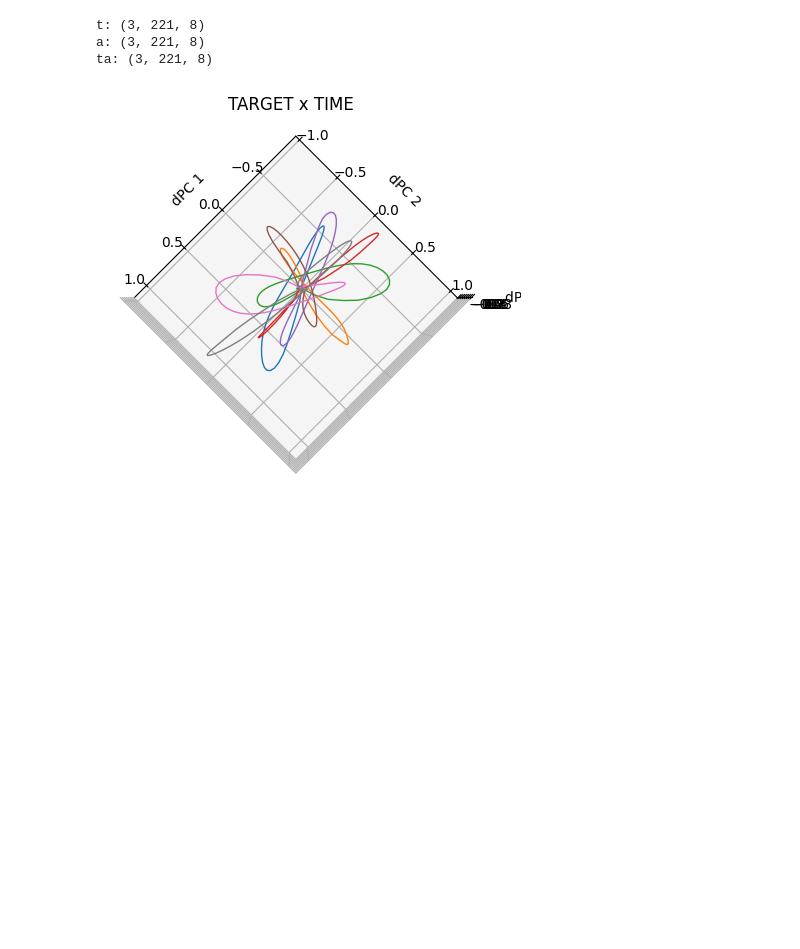
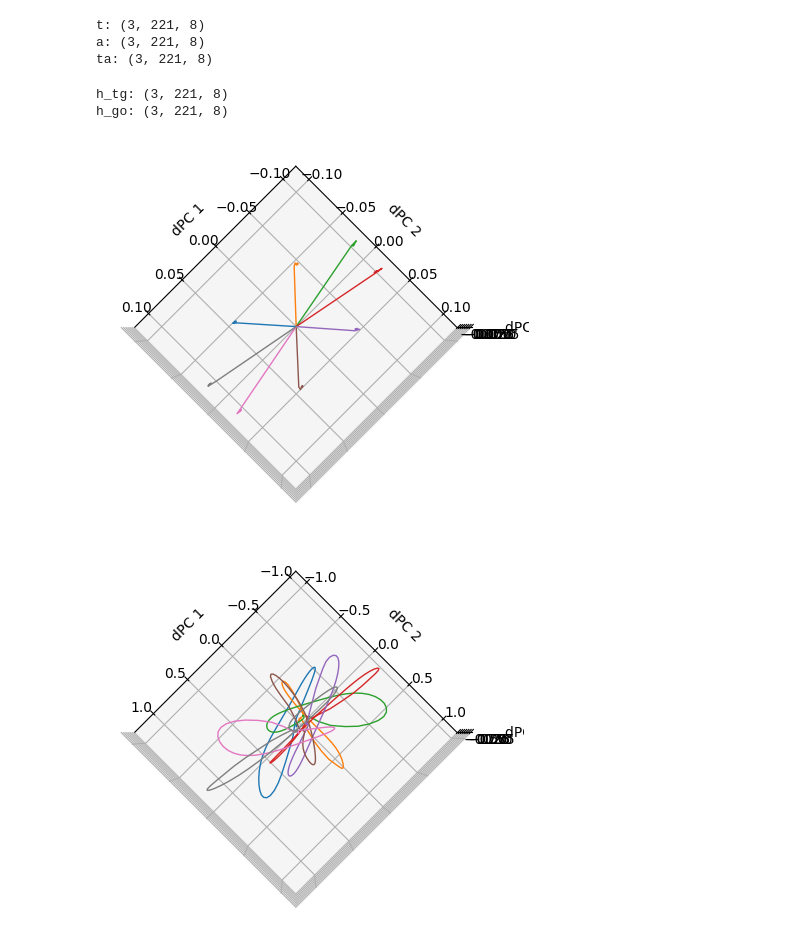
Before and after one commit to paulgribble/motornet_centerout, a Jupyter notebook: golook.ipynb, the cells around one changed output. Saved outputs shown, nothing was run; the diff lists cells and outputs as text; code cells hidden in the pictures; blank space fills up the shorter version.

```diff
--- a/golook.ipynb
+++ b/golook.ipynb
@@ -190,19 +190,30 @@ t: (3, 221, 8)
 a: (3, 221, 8)
 ta: (3, 221, 8)
 # %%
-# plot dPC trajectories for each of the 8 targets in 3D
-# using the time x target interaction effect
-
-h = hid_new['ta']
+h_tg = hid_new['a']
+print(f"h_tg: {np.shape(h_tg)}")
+h_go = hid_new['ta']
+print(f"h_go: {np.shape(h_go)}")
 ax = plt.figure().add_subplot(projection='3d')
 for i_tgt in range(n_tgt):
-    ax.plot(h[0,:,i_tgt].T, h[1,:,i_tgt].T, h[2,:,i_tgt].T, lw=1.0)
+    ax.plot(h_tg[0,:69,i_tgt].T, h_tg[1,:69,i_tgt].T, 0, lw=1.0)
 ax.set_xlabel("dPC 1")
 ax.set_ylabel("dPC 2")
 ax.set_zlabel("dPC 3")
 ax.view_init(elev=90., azim=45, roll=0)
 ax.axis('equal')
-ax.set_title("TARGET x TIME")
 plt.show()
+ax = plt.figure().add_subplot(projection='3d')
+for i_tgt in range(n_tgt):
+    ax.plot(h_tg[0,69,i_tgt].T + h_go[0,70:,i_tgt].T, h_tg[1,69,i_tgt].T + h_go[1,70:,i_tgt].T, 0, lw=1.0)
+ax.set_xlabel("dPC 1")
+ax.set_ylabel("dPC 2")
+ax.set_zlabel("dPC 3")
+ax.view_init(elev=90., azim=45, roll=0)
+ax.axis('equal')
+plt.show()
 # %% [output]
+h_tg: (3, 221, 8)
+h_go: (3, 221, 8)
-[figure, old version]
+[figure, new version]
+[figure, added]
```
Also changed, not shown: parts of 1 cell of this notebook.
